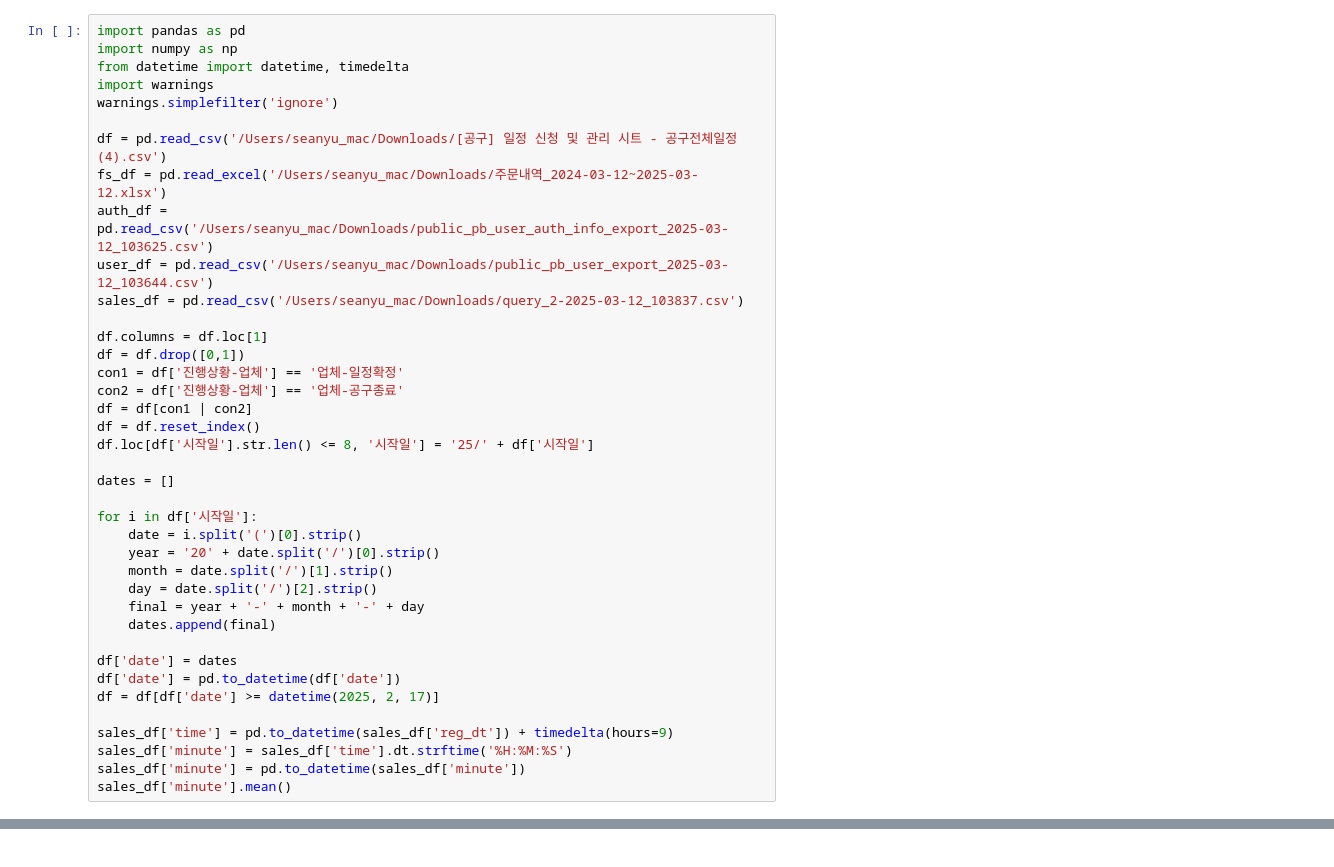
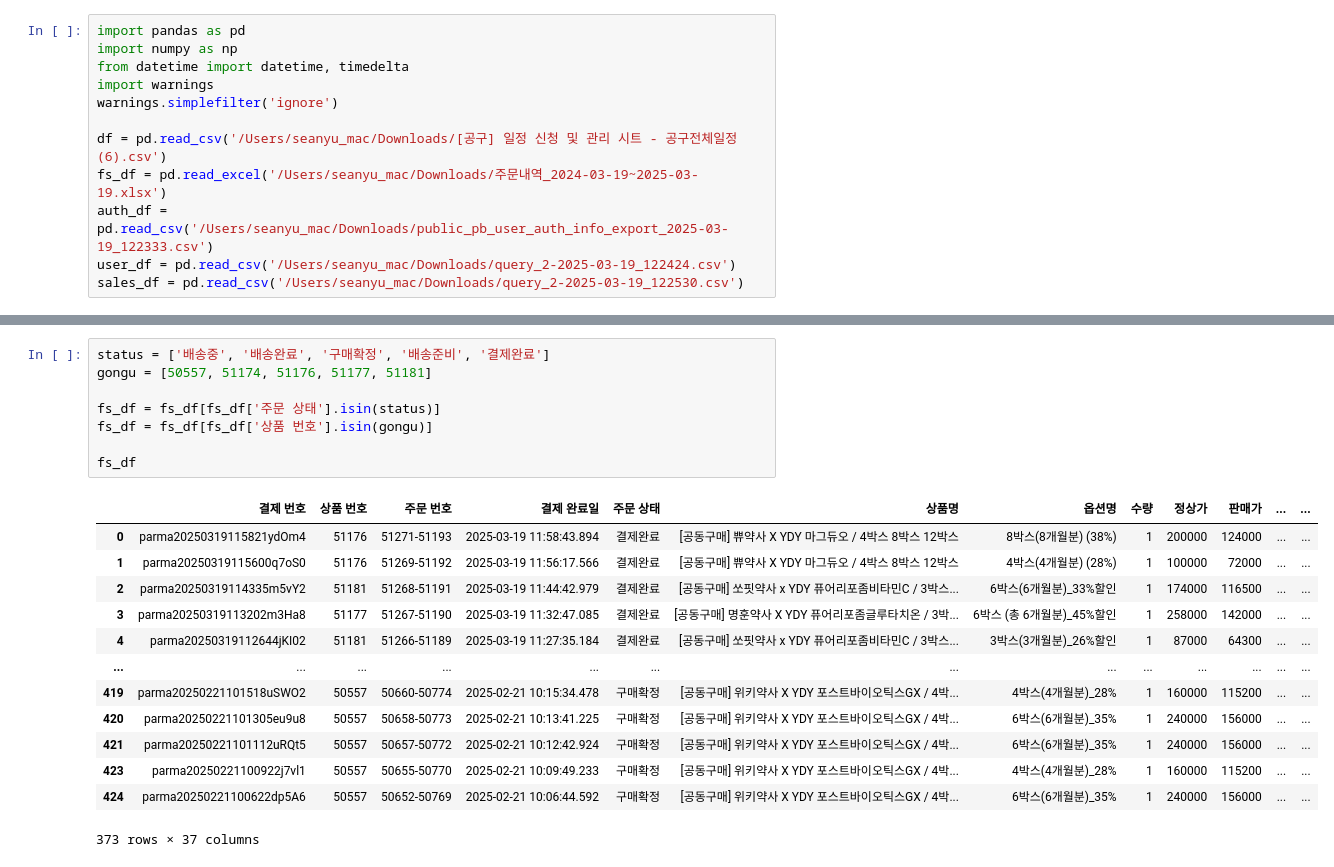
Before and after one commit to SeanYu34/Jupyter_Sean, a Jupyter notebook: 위클리_실적보고.ipynb, the cells around one changed output, grey strips where cells are left out. Drawn from its saved outputs; the diff is of its cells as text.

```diff
--- a/위클리_실적보고.ipynb
+++ b/위클리_실적보고.ipynb
@@ -5,35 +5,8 @@ from datetime import datetime, timedelta
 import warnings
 warnings.simplefilter('ignore')
 
-df = pd.read_csv('/Users/seanyu_mac/Downloads/[공구] 일정 신청 및 관리 시트 - 공구전체일정 (4).csv')
-fs_df = pd.read_excel('/Users/seanyu_mac/Downloads/주문내역_2024-03-12~2025-03-12.xlsx')
-auth_df = pd.read_csv('/Users/seanyu_mac/Downloads/public_pb_user_auth_info_export_2025-03-12_103625.csv')
-user_df = pd.read_csv('/Users/seanyu_mac/Downloads/public_pb_user_export_2025-03-12_103644.csv')
-sales_df = pd.read_csv('/Users/seanyu_mac/Downloads/query_2-2025-03-12_103837.csv')
-
-df.columns = df.loc[1]
-df = df.drop([0,1])
-con1 = df['진행상황-업체'] == '업체-일정확정'
-con2 = df['진행상황-업체'] == '업체-공구종료'
-df = df[con1 | con2]
-df = df.reset_index()
-df.loc[df['시작일'].str.len() <= 8, '시작일'] = '25/' + df['시작일']
-
-dates = []
-
-for i in df['시작일']:
-    date = i.split('(')[0].strip()
-    year = '20' + date.split('/')[0].strip()
-    month = date.split('/')[1].strip()
-    day = date.split('/')[2].strip()
-    final = year + '-' + month + '-' + day
-    dates.append(final)
-
-df['date'] = dates
-df['date'] = pd.to_datetime(df['date'])
-df = df[df['date'] >= datetime(2025, 2, 17)]
-
-sales_df['time'] = pd.to_datetime(sales_df['reg_dt']) + timedelta(hours=9)
-sales_df['minute'] = sales_df['time'].dt.strftime('%H:%M:%S')
-sales_df['minute'] = pd.to_datetime(sales_df['minute'])
-sales_df['minute'].mean()
+df = pd.read_csv('/Users/seanyu_mac/Downloads/[공구] 일정 신청 및 관리 시트 - 공구전체일정 (6).csv')
+fs_df = pd.read_excel('/Users/seanyu_mac/Downloads/주문내역_2024-03-19~2025-03-19.xlsx')
+auth_df = pd.read_csv('/Users/seanyu_mac/Downloads/public_pb_user_auth_info_export_2025-03-19_122333.csv')
+user_df = pd.read_csv('/Users/seanyu_mac/Downloads/query_2-2025-03-19_122424.csv')
+sales_df = pd.read_csv('/Users/seanyu_mac/Downloads/query_2-2025-03-19_122530.csv')
@@ -41,0 +13,22 @@ Timestamp('2025-03-12 11:35:06.004580096')
+# %%
+status = ['배송중', '배송완료', '구매확정', '배송준비', '결제완료']
+gongu = [50557, 51174, 51176, 51177, 51181]
+
+fs_df = fs_df[fs_df['주문 상태'].isin(status)]
+fs_df = fs_df[fs_df['상품 번호'].isin(gongu)]
+
+fs_df
+# %% [output]
+|  | 결제 번호 | 상품 번호 | 주문 번호 | 결제 완료일 | 주문 상태 | 상품명 | 옵션명 | 수량 | 정상가 | 판매가 | ... | ... |
+| 0 | parma20250319115821ydOm4 | 51176 | 51271-51193 | 2025-03-19 11:58:43.894 | 결제완료 | [공동구매] 쀼약사 X YDY 마그듀오 / 4박스 8박스 12박스 | 8박스(8개월분) (38%) | 1 | 200000 | 124000 | ... | ... |
+| 1 | parma20250319115600q7oS0 | 51176 | 51269-51192 | 2025-03-19 11:56:17.566 | 결제완료 | [공동구매] 쀼약사 X YDY 마그듀오 / 4박스 8박스 12박스 | 4박스(4개월분) (28%) | 1 | 100000 | 72000 | ... | ... |
+| 2 | parma20250319114335m5vY2 | 51181 | 51268-51191 | 2025-03-19 11:44:42.979 | 결제완료 | [공동구매] 쏘핏약사 x YDY 퓨어리포좀비타민C / 3박스... | 6박스(6개월분)_33%할인 | 1 | 174000 | 116500 | ... | ... |
+| 3 | parma20250319113202m3Ha8 | 51177 | 51267-51190 | 2025-03-19 11:32:47.085 | 결제완료 | [공동구매] 명훈약사 X YDY 퓨어리포좀글루타치온 / 3박... | 6박스 (총 6개월분)_45%할인 | 1 | 258000 | 142000 | ... | ... |
+| 4 | parma20250319112644jKI02 | 51181 | 51266-51189 | 2025-03-19 11:27:35.184 | 결제완료 | [공동구매] 쏘핏약사 x YDY 퓨어리포좀비타민C / 3박스... | 3박스(3개월분)_26%할인 | 1 | 87000 | 64300 | ... | ... |
+| ... | ... | ... | ... | ... | ... | ... | ... | ... | ... | ... | ... | ... |
+| 419 | parma20250221101518uSWO2 | 50557 | 50660-50774 | 2025-02-21 10:15:34.478 | 구매확정 | [공동구매] 위키약사 X YDY 포스트바이오틱스GX / 4박... | 4박스(4개월분)_28% | 1 | 160000 | 115200 | ... | ... |
+| 420 | parma20250221101305eu9u8 | 50557 | 50658-50773 | 2025-02-21 10:13:41.225 | 구매확정 | [공동구매] 위키약사 X YDY 포스트바이오틱스GX / 4박... | 6박스(6개월분)_35% | 1 | 240000 | 156000 | ... | ... |
+| 421 | parma20250221101112uRQt5 | 50557 | 50657-50772 | 2025-02-21 10:12:42.924 | 구매확정 | [공동구매] 위키약사 X YDY 포스트바이오틱스GX / 4박... | 6박스(6개월분)_35% | 1 | 240000 | 156000 | ... | ... |
+| 423 | parma20250221100922j7vl1 | 50557 | 50655-50770 | 2025-02-21 10:09:49.233 | 구매확정 | [공동구매] 위키약사 X YDY 포스트바이오틱스GX / 4박... | 4박스(4개월분)_28% | 1 | 160000 | 115200 | ... | ... |
+| 424 | parma20250221100622dp5A6 | 50557 | 50652-50769 | 2025-02-21 10:06:44.592 | 구매확정 | [공동구매] 위키약사 X YDY 포스트바이오틱스GX / 4박... | 6박스(6개월분)_35% | 1 | 240000 | 156000 | ... | ... |
+373 rows × 37 columns
```
Also changed, not shown: parts of 13 cells of this notebook, 8 other files.
